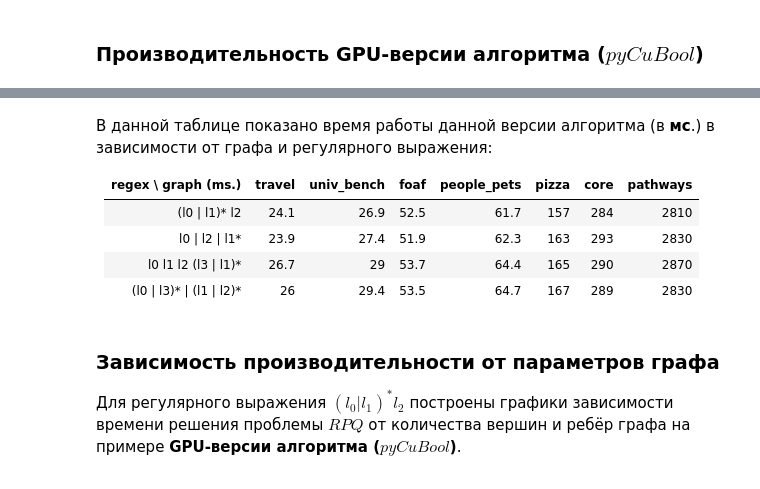
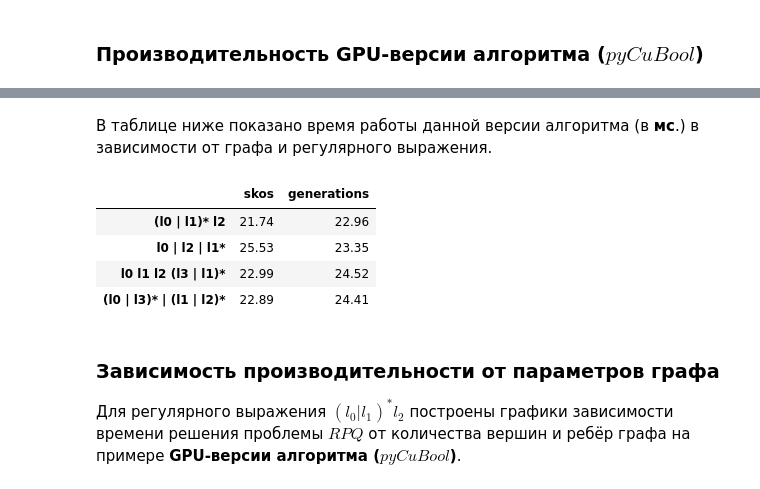
Before and after one commit to FormalLanguageConstrainedPathQuerying/formal-lang-course, a Jupyter notebook: researches/rpq_research.ipynb, the cells around one changed output, grey strips where cells are left out. Saved outputs shown, nothing was run; the diff lists cells and outputs as text; code cells hidden in the pictures.

```diff
--- a/researches/rpq_research.ipynb
+++ b/researches/rpq_research.ipynb
@@ -769,12 +804,13 @@ Perfomance:
-# %% [markdown]
-В данной таблице показано время работы данной версии алгоритма (в **мс**.) в зависимости от графа и регулярного выражения:
-
-| regex \ graph (ms.) | travel | univ_bench | foaf | people_pets | pizza | core | pathways |
-|---------------|--------|------------|------|-------------|-------|------|---------|
-| (l0 \| l1)* l2 | 24.1 | 26.9 | 52.5 | 61.7 | 157 | 284 | 2810 |
-| l0 \| l2 \| l1* | 23.9 | 27.4 | 51.9 | 62.3 | 163 | 293 | 2830 |
-| l0 l1 l2 (l3 \| l1)* | 26.7 | 29 | 53.7 | 64.4 | 165 | 290 | 2870 |
-| (l0 \| l3)* \| (l1 \| l2)* | 26 | 29.4 | 53.5 | 64.7 | 167 | 289 | 2830 |
+# %% [markdown]
+В таблице ниже показано время работы данной версии алгоритма (в **мс**.) в зависимости от графа и регулярного выражения.
+# %%
+results
+# %% [output]
+|  | skos | generations |
+| (l0 | l1)* l2 | 21.74 | 22.96 |
+| l0 | l2 | l1* | 25.53 | 23.35 |
+| l0 l1 l2 (l3 | l1)* | 22.99 | 24.52 |
+| (l0 | l3)* | (l1 | l2)* | 22.89 | 24.41 |
 # %% [markdown]
 ### Зависимость производительности от параметров графа
 
```
Also changed, not shown: parts of 8 cells of this notebook.
